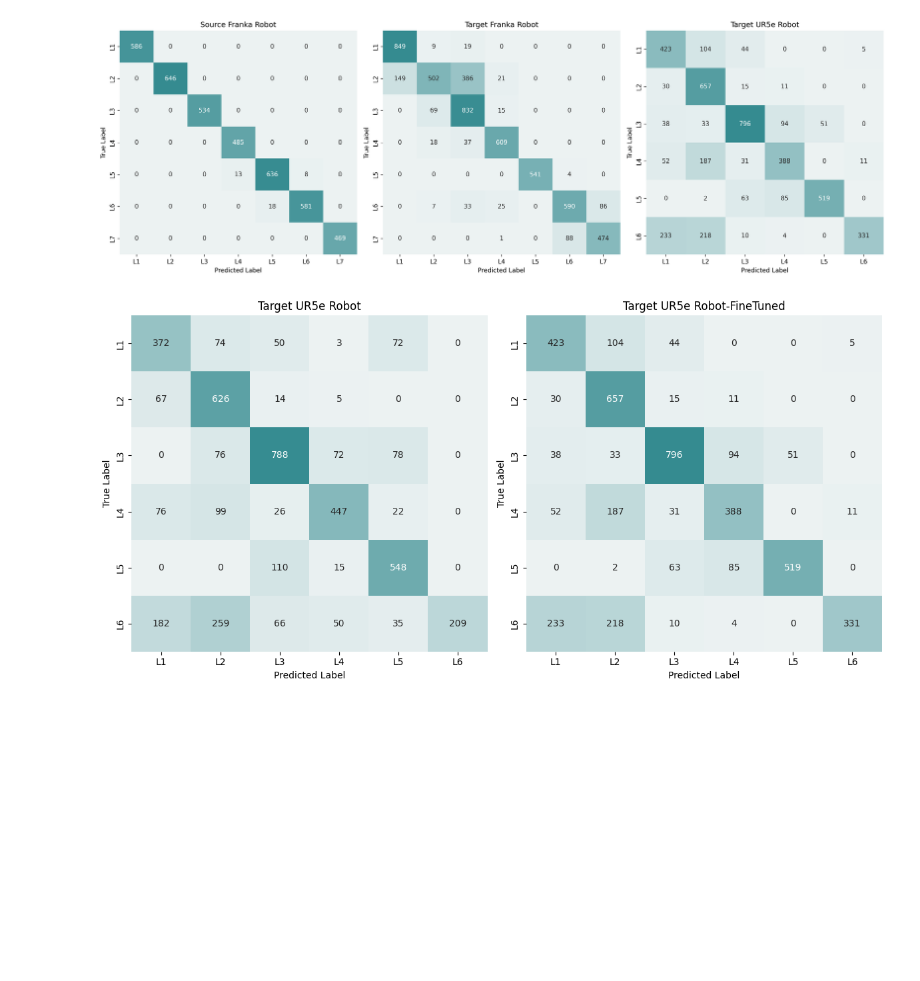
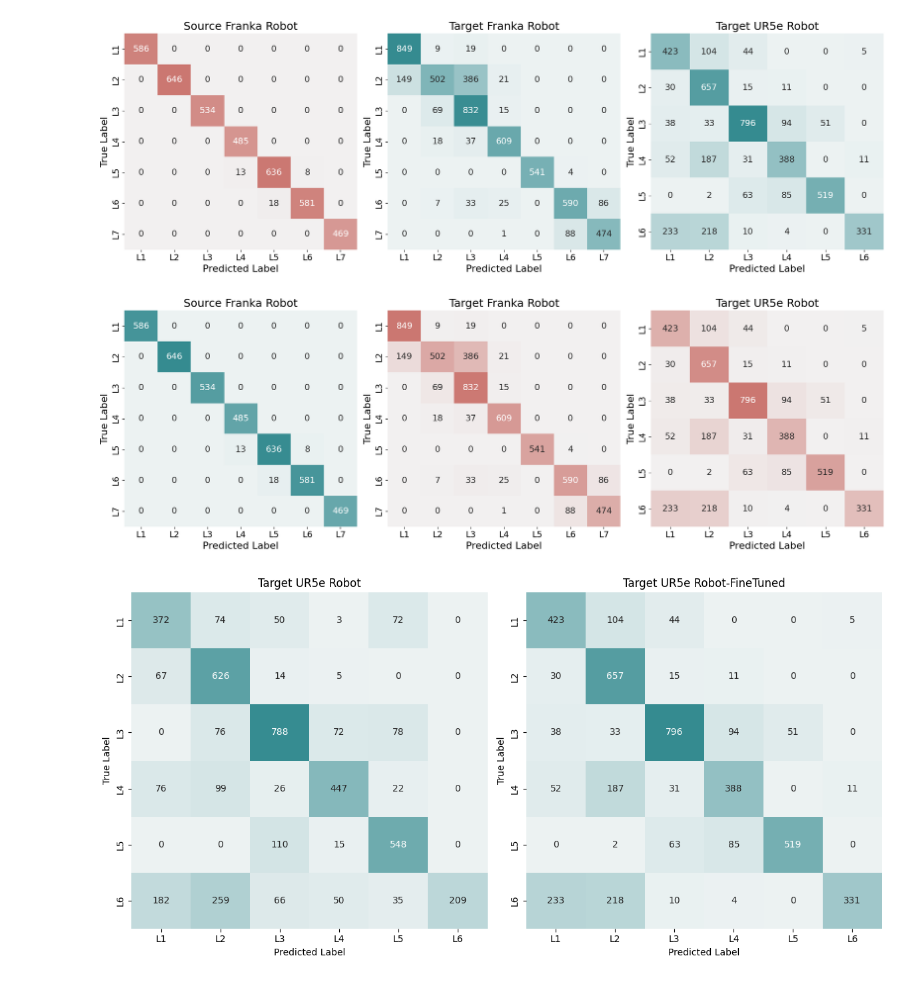
Before and after one commit to rezayati/contactInterpretation, a Jupyter notebook: AIModels/training_out/contact_localization/plot_output.ipynb, the cells around one changed output. Cells and saved outputs as stored; diff of their text form; code cells hidden in the pictures; blank space fills up the shorter version.

Commit message:
plot

```diff
--- a/AIModels/training_out/contact_localization/plot_output.ipynb
+++ b/AIModels/training_out/contact_localization/plot_output.ipynb
@@ -1,36 +1,33 @@
 # %%
+import os
 import numpy as np
 import seaborn as sns
 import matplotlib.pyplot as plt
 import matplotlib.colors as mcolors
 
-
-import numpy as np
-import seaborn as sns
-import matplotlib.pyplot as plt
-import matplotlib.colors as mcolors
-
-def plot_combined_confusion_matrices(matrices, titles, labels_all):
-    fig, axes = plt.subplots(1, len(matrices), figsize=(6*len(matrices), 6), dpi=300)
+def plot_combined_confusion_matrices(matrices, titles, labels_all,colors,save_path):
+    fig, axes = plt.subplots(1, len(matrices), figsize=(6*len(matrices), 6))
 
     # Get global min and max for color bar consistency
     vmin = min(matrix.min() for matrix in matrices)
     vmax = max(matrix.max() for matrix in matrices)
 
-    for ax, matrix, title , labels in zip(axes, matrices, titles,labels_all):
+    for ax, matrix, title , labels , color in zip(axes, matrices, titles,labels_all, colors):
         mask = np.zeros_like(matrix, dtype=bool)
         np.fill_diagonal(mask, True)
 
         # Plot the heatmap for non-diagonal values cb7771
-        sns.heatmap(matrix, annot=True, fmt='d', cmap=sns.light_palette("#358b90", as_cmap=True),
-                    xticklabels=labels, yticklabels=labels, ax=ax,cbar=False)#, vmin=vmin, vmax=vmax)
+        sns.heatmap(matrix, annot=True, fmt='d', cmap=sns.light_palette(color, as_cmap=True),
+                    xticklabels=labels, yticklabels=labels, ax=ax,cbar=False, annot_kws={"size": 14})#, vmin=vmin, vmax=vmax)
 
-        ax.set_xlabel("Predicted Label")
-        ax.set_ylabel("True Label")
-        ax.set_title(title)
+        ax.set_xlabel("Predicted Label", fontsize=16)
+        ax.set_ylabel("True Label", fontsize=16)
+        ax.set_title(title, fontsize=18)
+        ax.tick_params(axis='x', labelsize=14)
+        ax.tick_params(axis='y', labelsize=14)
 
     plt.tight_layout()
-    plt.savefig("confusion_matrices.pdf", format="pdf", dpi=300)
+    plt.savefig(save_path, format="pdf", dpi=600)
     plt.show()
 # Define the confusion matrices
 source_franka = np.array([
@@ -41,36 +38,40 @@ source_franka = np.array([
     [  0,   0,   0,  13, 636,   8,   0],
     [  0,   0,   0,   0,  18, 581,   0],
     [  0,   0,   0,   0,   0,   0, 469]
 ])
 
 target_franka = np.array([
     [849,   9,  19,   0,   0,   0,   0],
     [149, 502, 386,  21,   0,   0,   0],
     [  0,  69, 832,  15,   0,   0,   0],
     [  0,  18,  37, 609,   0,   0,   0],
     [  0,   0,   0,   0, 541,   4,   0],
     [  0,   7,  33,  25,   0, 590,  86],
     [  0,   0,   0,   1,   0,  88, 474]
 ])
 
 target_ur5e = np.array([
     [423, 104,  44,   0,   0,   5],
     [ 30, 657,  15,  11,   0,   0],
     [ 38,  33, 796,  94,  51,   0],
     [ 52, 187,  31, 388,   0,  11],
     [  0,   2,  63,  85, 519,   0],
     [233, 218,  10,   4,   0, 331]
 ])
 
 # Define labels and titles
 labels_franka = ["L1", "L2", "L3", "L4", "L5", "L6", "L7"]
 labels_ur5e = ["L1", "L2", "L3", "L4", "L5", "L6"]
 titles = ["Source Franka Robot", "Target Franka Robot", "Target UR5e Robot"]
-
+save_path = os.path.expanduser("~/Desktop/confusion_matrices.pdf")
+colors = ["#cb7771","#358b90", "#358b90"]
 # Plot combined heatmap
-plot_combined_confusion_matrices([source_franka, target_franka, target_ur5e], titles, [labels_franka,labels_franka,labels_ur5e])
+plot_combined_confusion_matrices([source_franka, target_franka, target_ur5e], titles, [labels_franka,labels_franka,labels_ur5e], colors, save_path)
+colors = ["#358b90","#cb7771", "#cb7771"]
+plot_combined_confusion_matrices([source_franka, target_franka, target_ur5e], titles, [labels_franka,labels_franka,labels_ur5e], colors, save_path)
 # %% [output]
-[figure, old version]
+[figure, new version]
+[figure, added]
 # %%
 target_ur5e_0 =np.array(   [[372,  74 , 50  , 3  ,72  , 0],
                             [ 67, 626 , 14  , 5  , 0  , 0],
```
